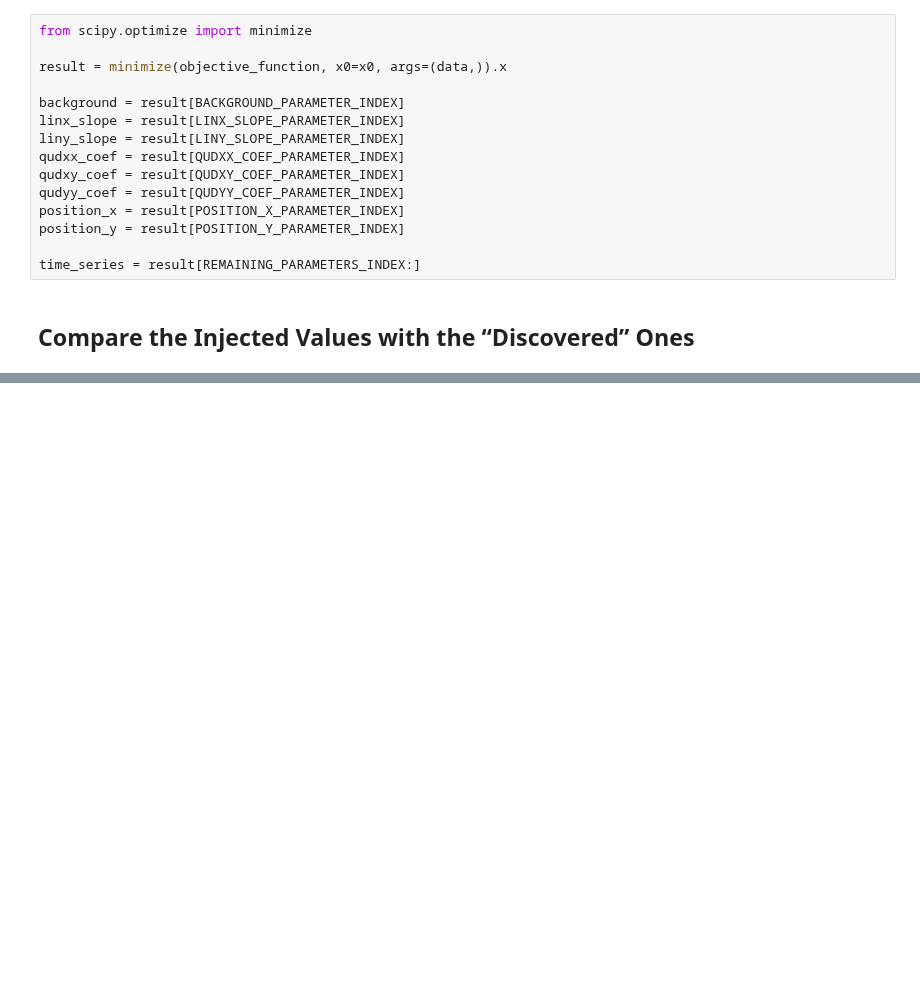
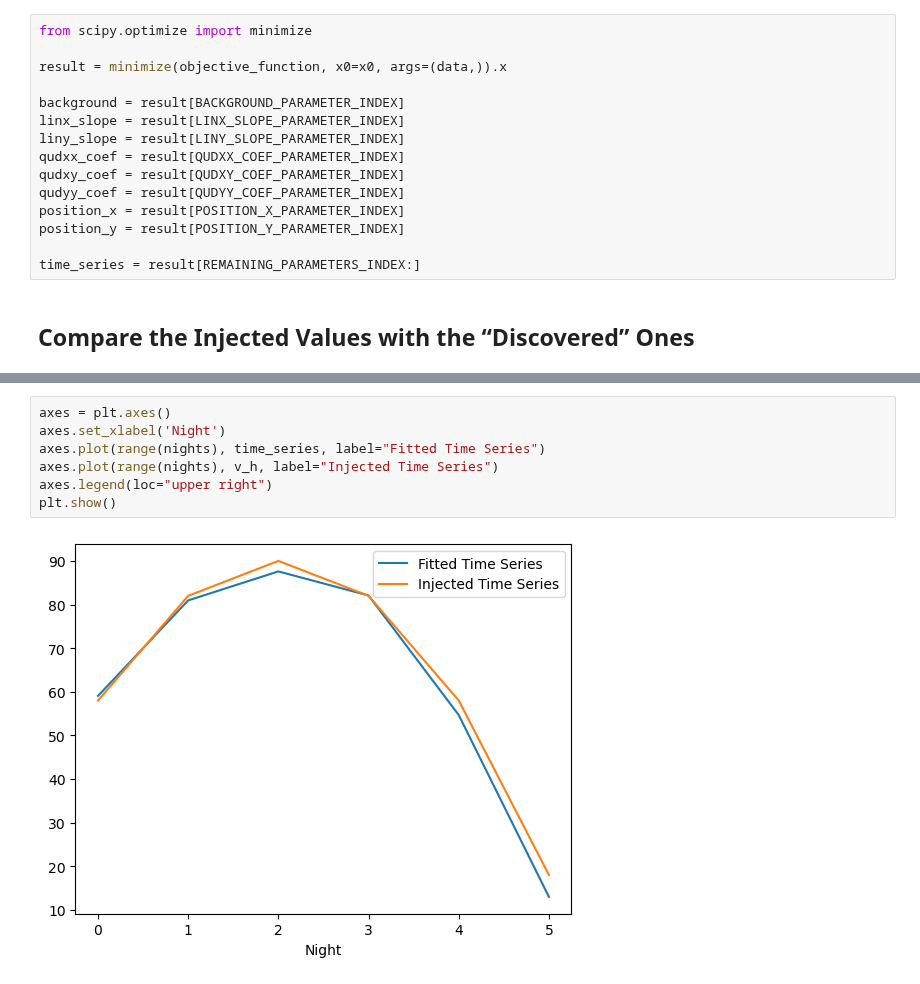
Before and after one commit to brianhill/transient-astronomy, a Jupyter notebook: dev/TimeSeriesEstimation.ipynb, the cells around one changed output, grey strips where cells are left out. Cells and saved outputs as stored; diff of their text form; blank space fills up the shorter version.

```diff
--- a/dev/TimeSeriesEstimation.ipynb
+++ b/dev/TimeSeriesEstimation.ipynb
@@ -219,0 +224,9 @@ time_series = result[REMAINING_PARAMETERS_INDEX:]
+# %%
+axes = plt.axes()
+axes.set_xlabel('Night')
+axes.plot(range(nights), time_series, label="Fitted Time Series")
+axes.plot(range(nights), v_h, label="Injected Time Series")
+axes.legend(loc="upper right")
+plt.show()
+# %% [output]
+[figure, added]
```
Also changed, not shown: parts of 4 cells of this notebook.
